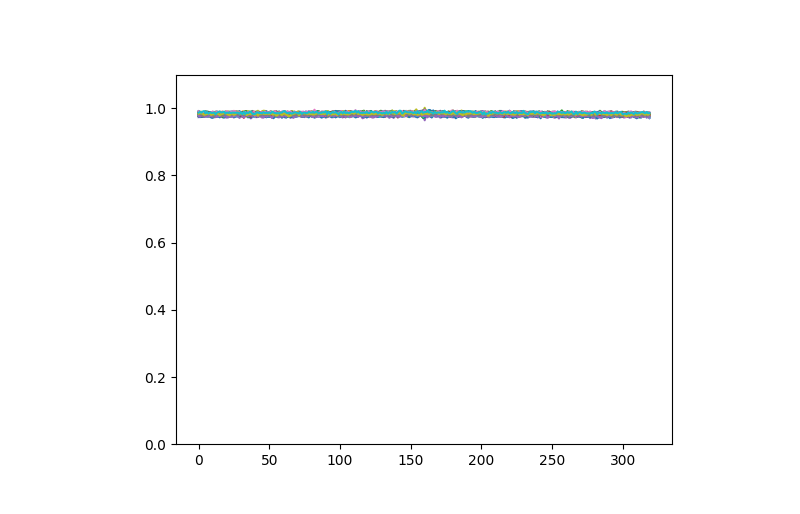
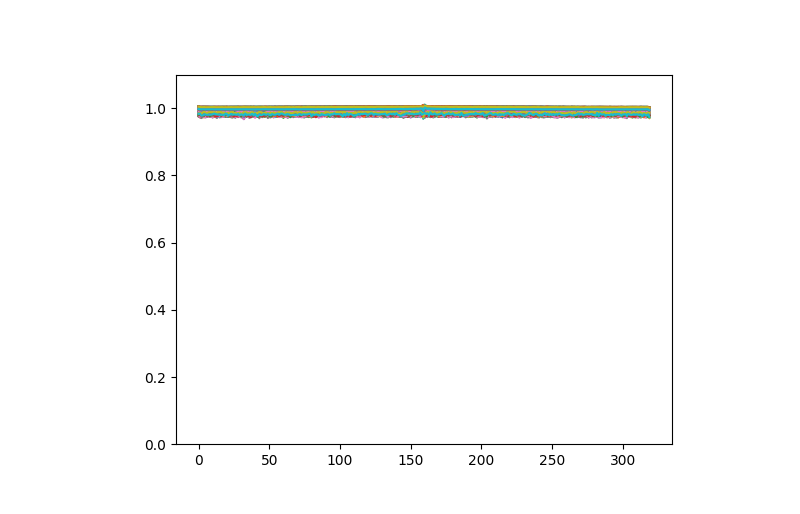
Before and after one commit to roryschram/masters, a Jupyter notebook: waveform_processing_multi_capture/simple_signal/visual_check.ipynb, the cells around one changed output. Drawn from its saved outputs; the diff is of its cells as text; code cells hidden in the pictures.

```diff
--- a/waveform_processing_multi_capture/simple_signal/visual_check.ipynb
+++ b/waveform_processing_multi_capture/simple_signal/visual_check.ipynb
@@ -1,18 +1,22 @@
 # %%
 %matplotlib widget
 import numpy as np
 # import matplotlib
 # matplotlib.use("TkAgg")
 import matplotlib.pyplot as plt
 from matplotlib.axis import Axis
 
 
 fig, axs = plt.subplots(1,1)
 
-for i in range(1,51,1):
+for i in range(1,101,1):
+    input = np.load("../masters_large_data/received_data/multi_receive/channel_estimations/channel_est"+str(i)+".npy")
+    axs.plot(input)
+
+for i in range(101,201,1):
     input = np.load("../masters_large_data/received_data/multi_receive/channel_estimations/channel_est"+str(i)+".npy")
     axs.plot(input)
 axs.set_ybound(0.0,1.1)
 plt.show()
 # %% [output]
-[figure, old version]
+[figure, new version]
```
Also changed, not shown: 6 other files.
